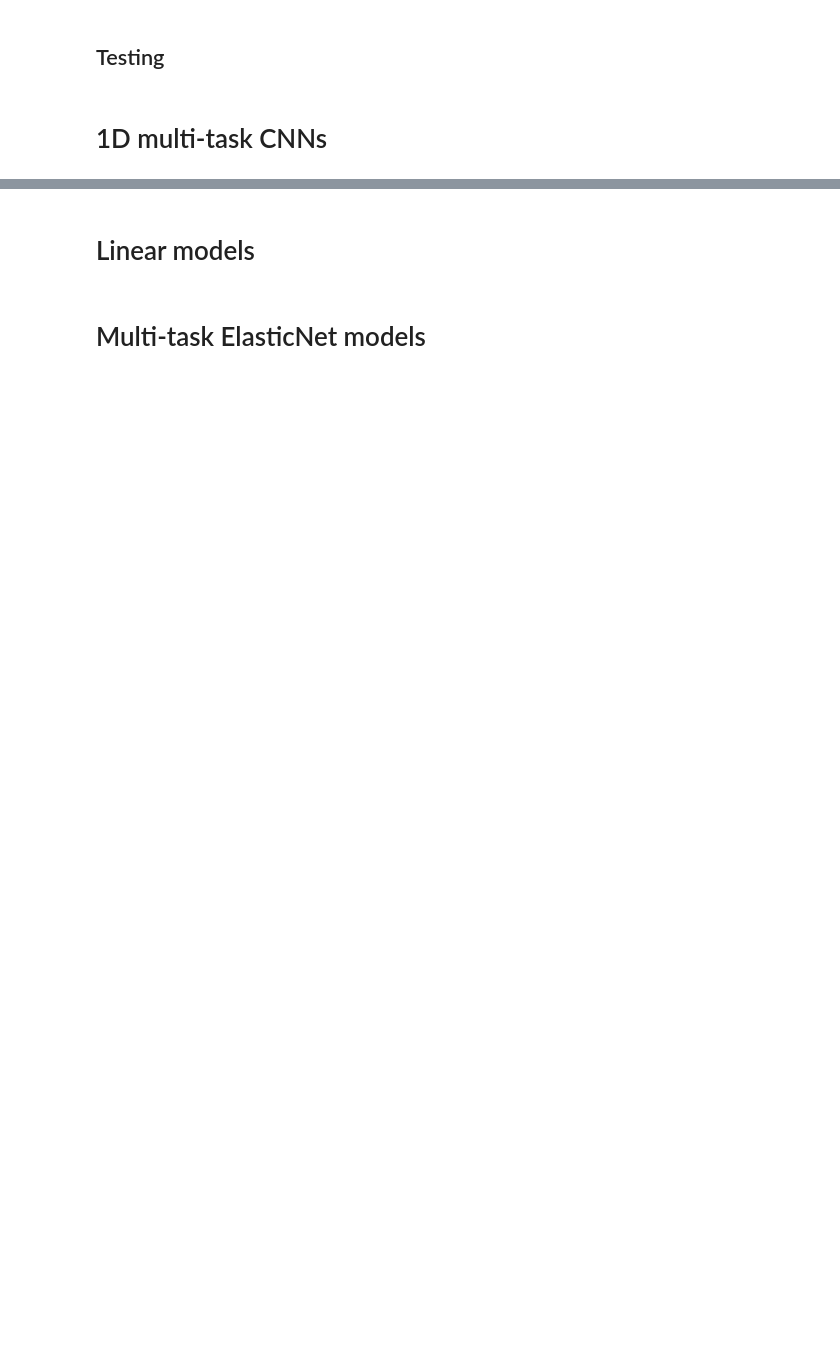
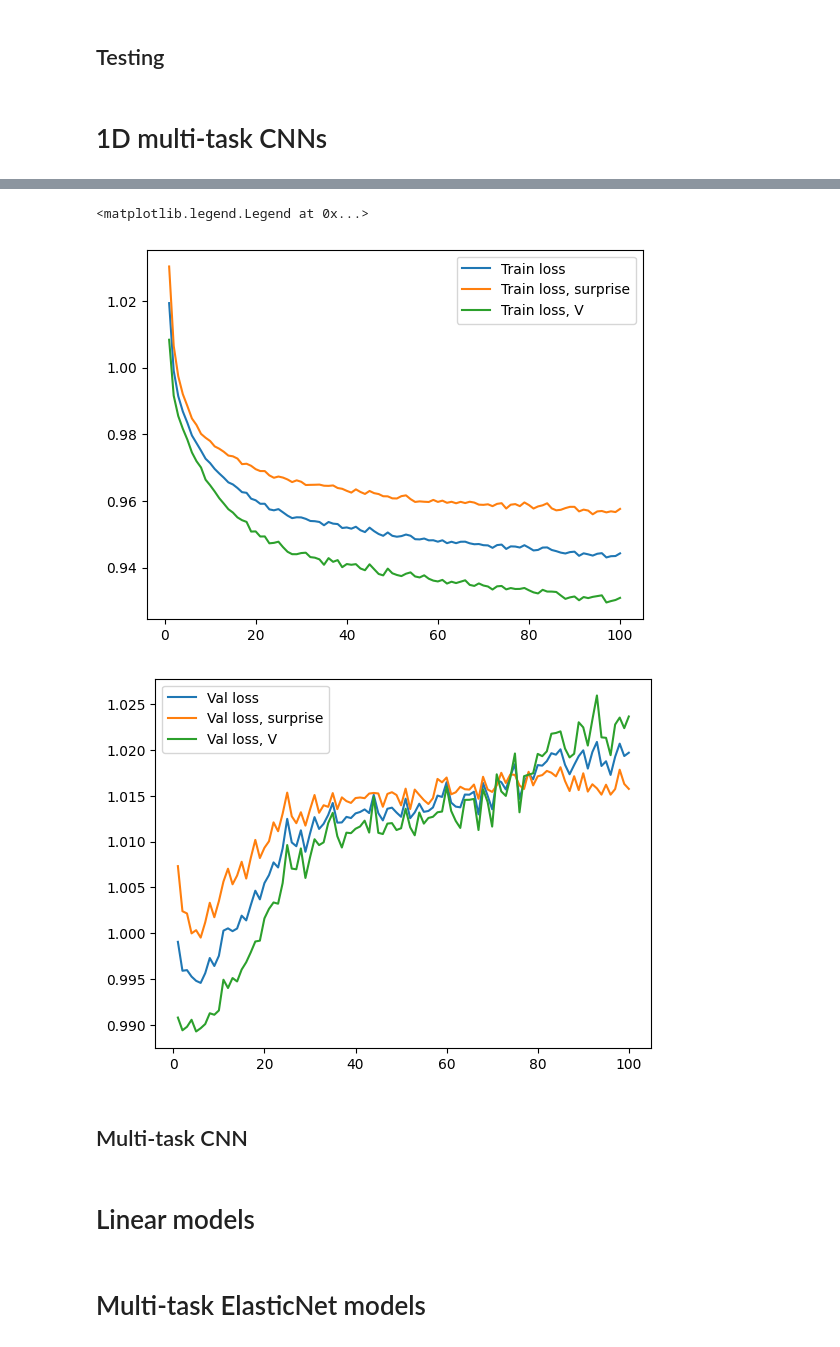
Before and after one commit to Embra-Schuilenburg/machine-learning-mechanism-of-multisensory-learning, a Jupyter notebook: nb2_model_creation.ipynb, the cells around one changed output, grey strips where cells are left out. Drawn from its saved outputs; the diff is of its cells as text; code cells hidden in the pictures; blank space fills up the shorter version.

```diff
--- a/nb2_model_creation.ipynb
+++ b/nb2_model_creation.ipynb
@@ -523,3 +1040,31 @@ plt.plot(range(1, epochs+1), history['val_loss'])
+# %%
+train_loss = np.array(history['train_loss'])
+train_surpise = np.array(history['train_loss_surprise'])
+train_V = np.array(history['train_loss_V'])
+
+val_loss = np.array(history['val_loss'])
+val_surpise = np.array(history['val_loss_surprise'])
+val_V = np.array(history['val_loss_V'])
+
+x = range(1, epochs+1)
+
+plt.figure()
+plt.plot(x, train_loss, label='Train loss')
+plt.plot(x, train_surpise, label='Train loss, surprise')
+plt.plot(x, train_V, label='Train loss, V')
+plt.legend()
+
+plt.figure()
+plt.plot(x, val_loss, label='Val loss')
+plt.plot(x, val_surpise, label='Val loss, surprise')
+plt.plot(x, val_V, label='Val loss, V')
+plt.legend()
+# %% [output]
+<matplotlib.legend.Legend at 0x...>
+[figure, added]
+[figure, added]
+# %% [markdown]
+## Multi-task CNN
 # %% [markdown]
 # Linear models
 # %% [markdown]
```
Also changed, not shown: parts of 17 cells of this notebook, 3 other files.
